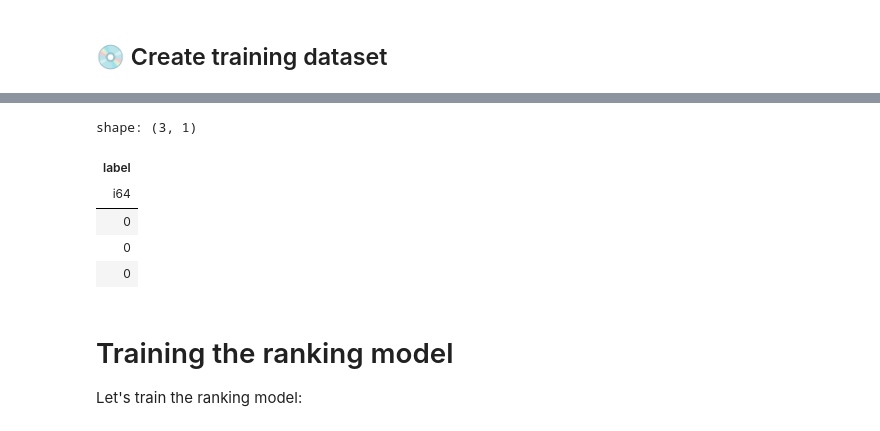
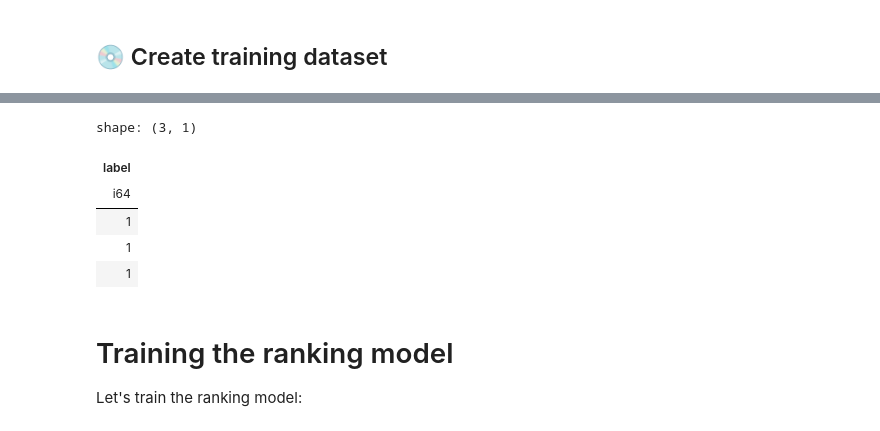
Before and after one commit to Im-Gonzo/GenAI_Custom_Real_Time_Personalized_Recommender, a Jupyter notebook: notebooks/3_tp_training_ranking_model.ipynb, the cells around one changed output, grey strips where cells are left out. Drawn from its saved outputs; the diff is of its cells as text; code cells hidden in the pictures.

```diff
--- a/notebooks/3_tp_training_ranking_model.ipynb
+++ b/notebooks/3_tp_training_ranking_model.ipynb
@@ -37,6 +54,7 @@ trans_fv, articles_fv, customers_f, rankings_fv = fs_client.get_feature_views(fo
 rankings_df = bq_client.fetch_feature_view_data(feature_view=rankings_fv)
 trans_df = bq_client.fetch_feature_view_data(feature_view=trans_fv)
 articles_df = bq_client.fetch_feature_view_data(
-    feature_view=articles_fv, except_columns=["embeddings"]
+    feature_view=articles_fv,
+    except_columns=["embeddings", "image_url", "article_description"],
 )
 # %% [output]
@@ -68,3 +76,11 @@ shape: (3, 30)
+# %%
+rankings_df = rankings_df.join(
+    articles_df.select(["article_id", "colour_group_name"]),
+    on="article_id",
+    how="left",
+)
+# %%
+rankings_df = rankings_df.drop("customer_id", "article_id")
 # %%
 X_train, X_val, y_train, y_val = train_test_split(
     df=rankings_df,
@@ -84,12 +100,12 @@ shape: (3, 29)
 # %%
-y_val.head(3)
+y_train.head(3)
 # %% [output]
 shape: (3, 1)
 | label |
 | i64 |
-| 0 |
-| 0 |
-| 0 |
+| 1 |
+| 1 |
+| 1 |
 # %% [markdown]
 # Training the ranking model
 
```
Also changed, not shown: parts of 17 cells of this notebook, 41 other files.
